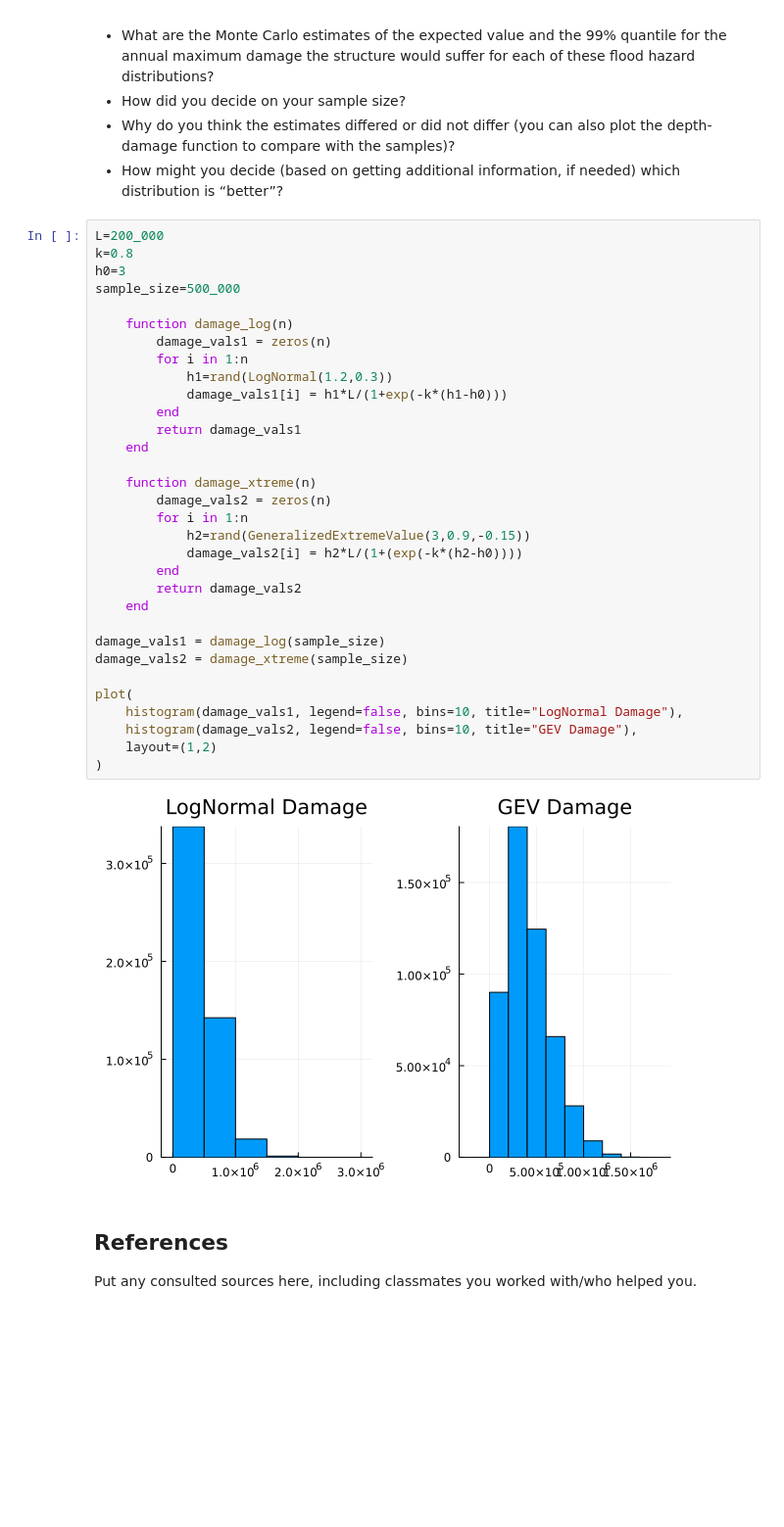
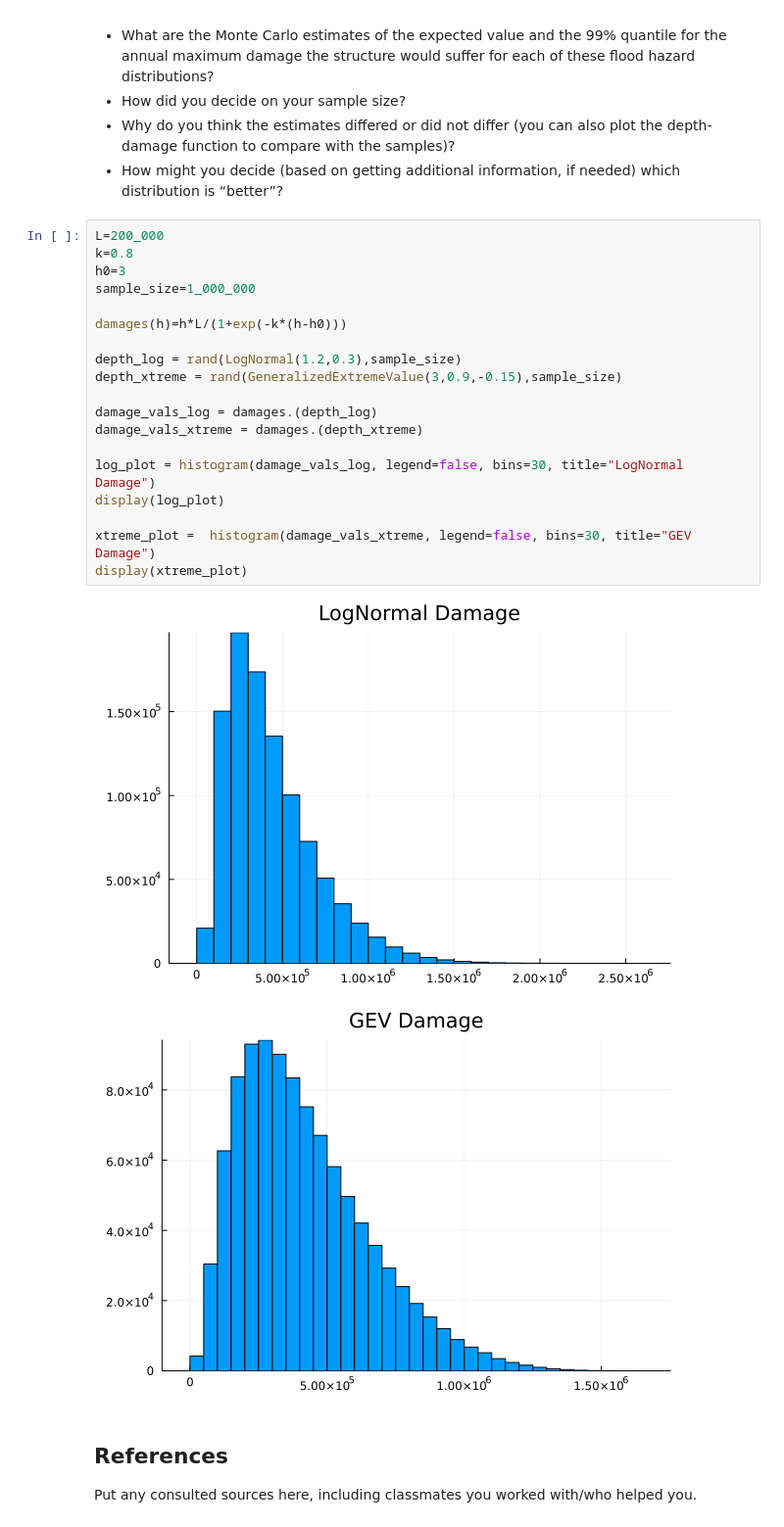
Before and after one commit to BEE4750-FA25/lab-2-cpj35-design, a Jupyter notebook: lab02.ipynb, the cells around one changed output. Shown at 98% size. Saved outputs shown, nothing was run; the diff lists cells and outputs as text; blank space fills up the shorter version.

Commit message:
fix plots

```diff
--- a/lab02.ipynb
+++ b/lab02.ipynb
@@ -169,37 +169,25 @@ following questions:
 # %%
 L=200_000
 k=0.8
 h0=3
-sample_size=500_000
+sample_size=1_000_000
 
-    function damage_log(n)
-        damage_vals1 = zeros(n)
-        for i in 1:n
-            h1=rand(LogNormal(1.2,0.3))
-            damage_vals1[i] = h1*L/(1+exp(-k*(h1-h0)))
-        end
-        return damage_vals1
-    end
+damages(h)=h*L/(1+exp(-k*(h-h0)))
 
-    function damage_xtreme(n)
-        damage_vals2 = zeros(n)
-        for i in 1:n
-            h2=rand(GeneralizedExtremeValue(3,0.9,-0.15))
-            damage_vals2[i] = h2*L/(1+(exp(-k*(h2-h0))))
-        end
-        return damage_vals2
-    end
+depth_log = rand(LogNormal(1.2,0.3),sample_size)
+depth_xtreme = rand(GeneralizedExtremeValue(3,0.9,-0.15),sample_size)
 
-damage_vals1 = damage_log(sample_size)
-damage_vals2 = damage_xtreme(sample_size)
+damage_vals_log = damages.(depth_log)
+damage_vals_xtreme = damages.(depth_xtreme)
 
-plot(
-    histogram(damage_vals1, legend=false, bins=10, title="LogNormal Damage"),
-    histogram(damage_vals2, legend=false, bins=10, title="GEV Damage"),
-    layout=(1,2)
-)
+log_plot = histogram(damage_vals_log, legend=false, bins=30, title="LogNormal Damage")
+display(log_plot)
+
+xtreme_plot =  histogram(damage_vals_xtreme, legend=false, bins=30, title="GEV Damage")
+display(xtreme_plot)
 # %% [output]
-[figure, old version]
+[figure, new version]
+[figure, added]
 # %% [markdown]
 ## References
 
```
